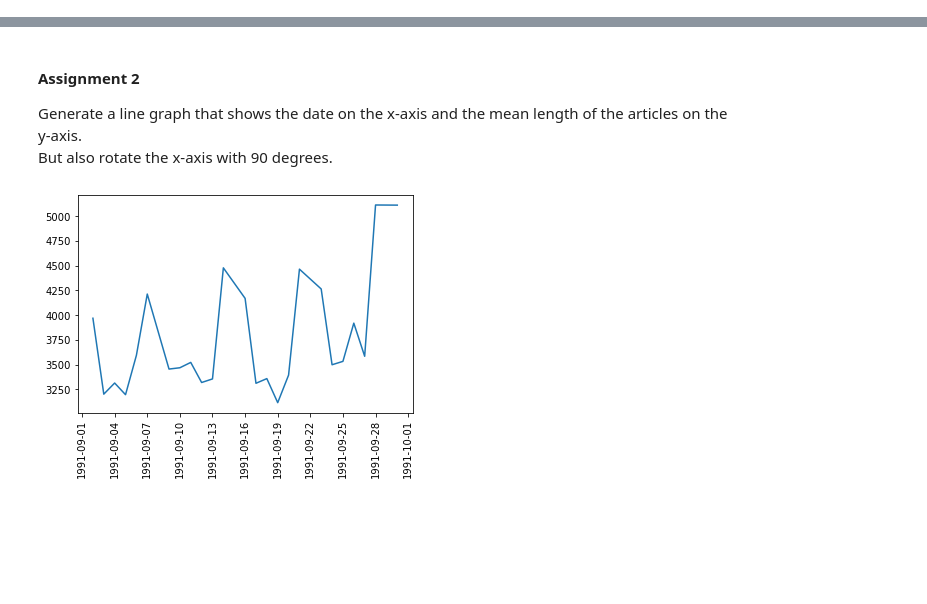
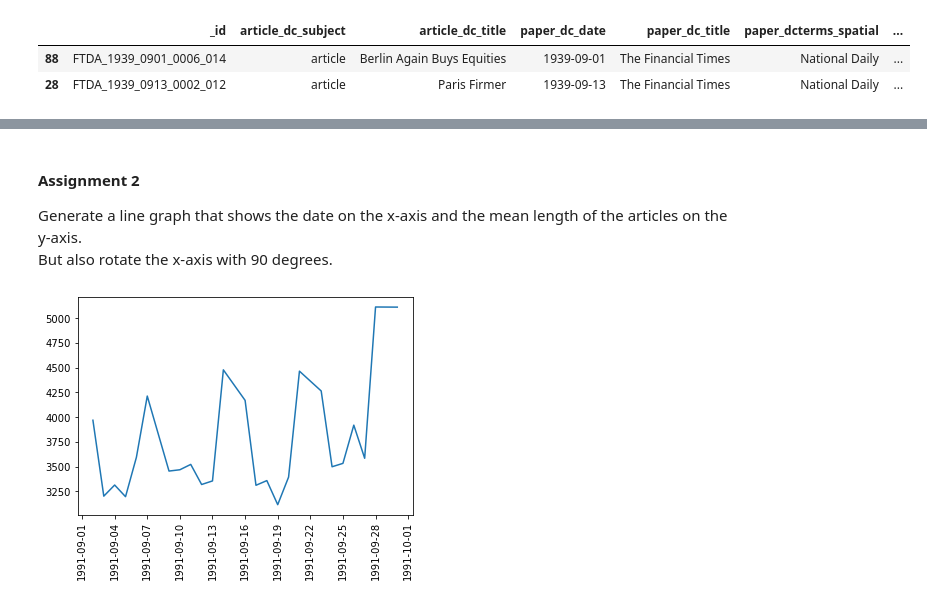
Before and after one commit to melvinwevers/python-visualization-workshop, a Jupyter notebook: Python Viz Workshop.ipynb, the cells around one changed output, grey strips where cells are left out. Saved outputs shown, nothing was run; the diff lists cells and outputs as text; code cells hidden in the pictures; blank space fills up the shorter version.

```diff
--- a/Python Viz Workshop.ipynb
+++ b/Python Viz Workshop.ipynb
@@ -42,0 +53,6 @@ def word_counter(row):
+# %%
+df[df["text_content"].str.contains("Aarhus")]
+# %% [output]
+|  | _id | article_dc_subject | article_dc_title | paper_dc_date | paper_dc_title | paper_dcterms_spatial | ... |
+| 88 | FTDA_1939_0901_0006_014 | article | Berlin Again Buys Equities | 1939-09-01 | The Financial Times | National Daily | ... |
+| 28 | FTDA_1939_0913_0002_012 | article | Paris Firmer | 1939-09-13 | The Financial Times | National Daily | ... |
```
Also changed, not shown: parts of 37 cells of this notebook.
